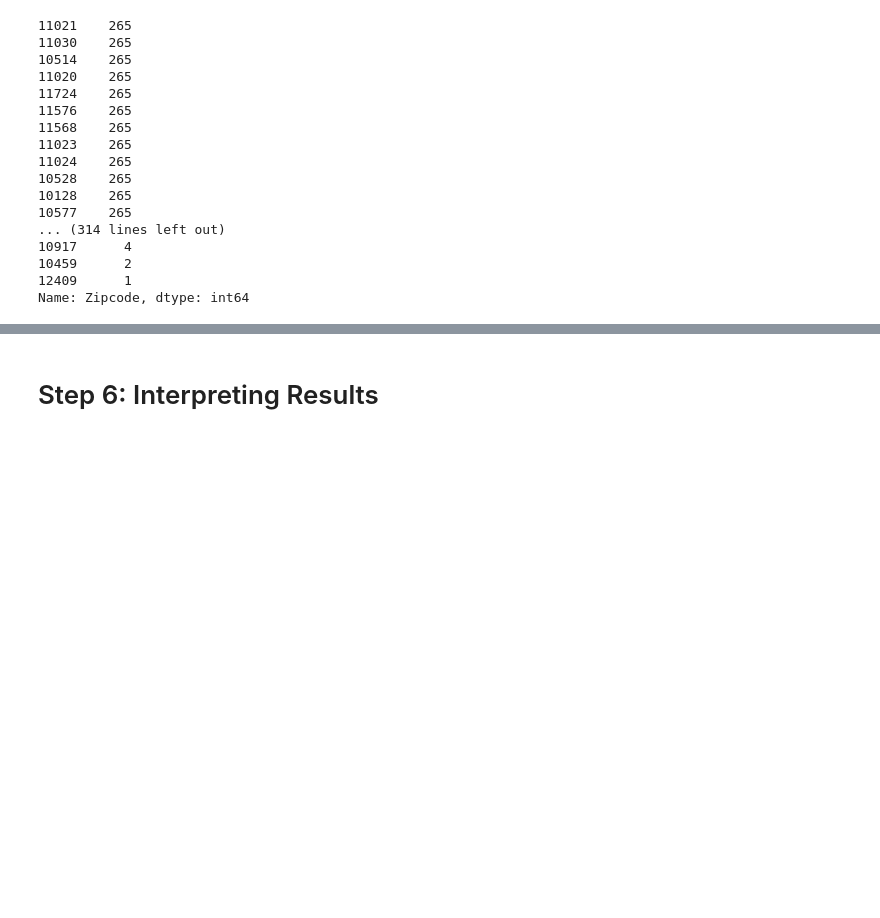
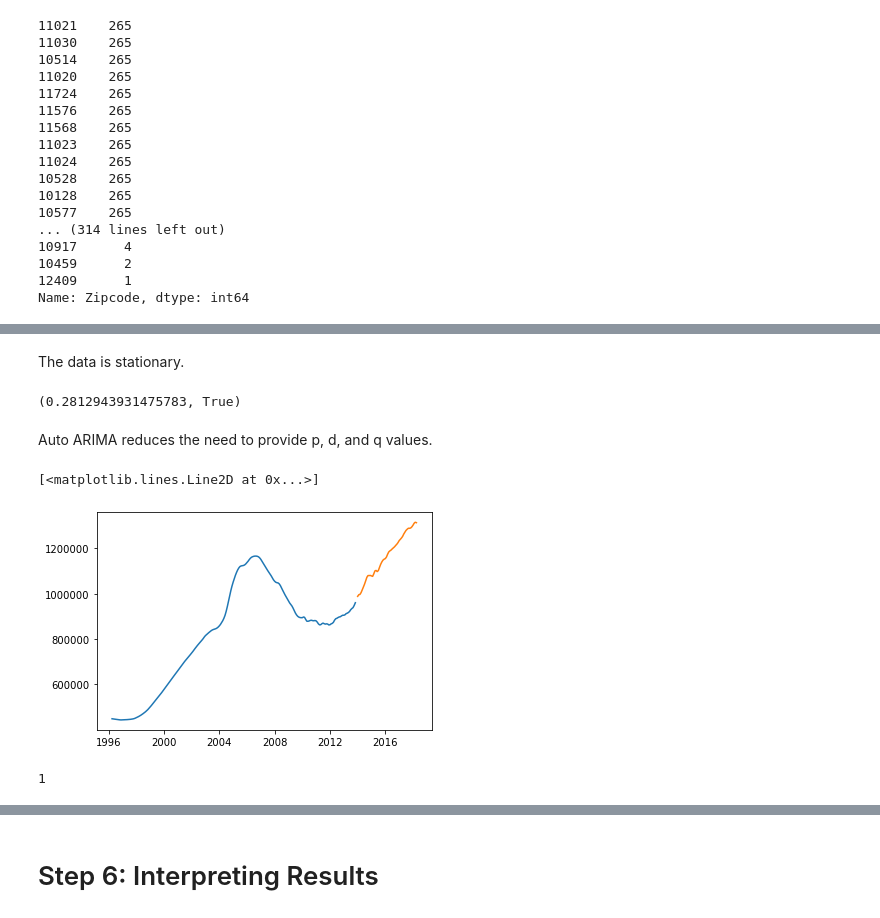
Before and after one commit to learn-co-curriculum/dsc-phase-4-project, a Jupyter notebook: time-series/starter_notebook.ipynb, the cells around one changed output, grey strips where cells are left out. Cells and saved outputs as stored; diff of their text form; code cells hidden in the pictures; blank space fills up the shorter version.

```diff
--- a/time-series/starter_notebook.ipynb
+++ b/time-series/starter_notebook.ipynb
@@ -472,0 +733,17 @@ ny_under.head()
+# %% [markdown]
+The data is stationary.
+# %%
+adf_test = ADFTest(alpha = .05)
+adf_test.should_diff(oh_two_one)
+# %% [output]
+(0.2812943931475783, True)
+# %% [markdown]
+Auto ARIMA reduces the need to provide p, d, and q values.
+# %%
+train = oh_two_one[:212]
+test = oh_two_one[213:265]
+plt.plot(train)
+plt.plot(test)
+# %% [output]
+[<matplotlib.lines.Line2D at 0x...>]
+[figure, added]
@@ -472,0 +752,4 @@ ny_under.head()
+# %%
+ndiffs(oh_two_one)
+# %% [output]
+1
```
Also changed, not shown: parts of 283 cells of this notebook.
